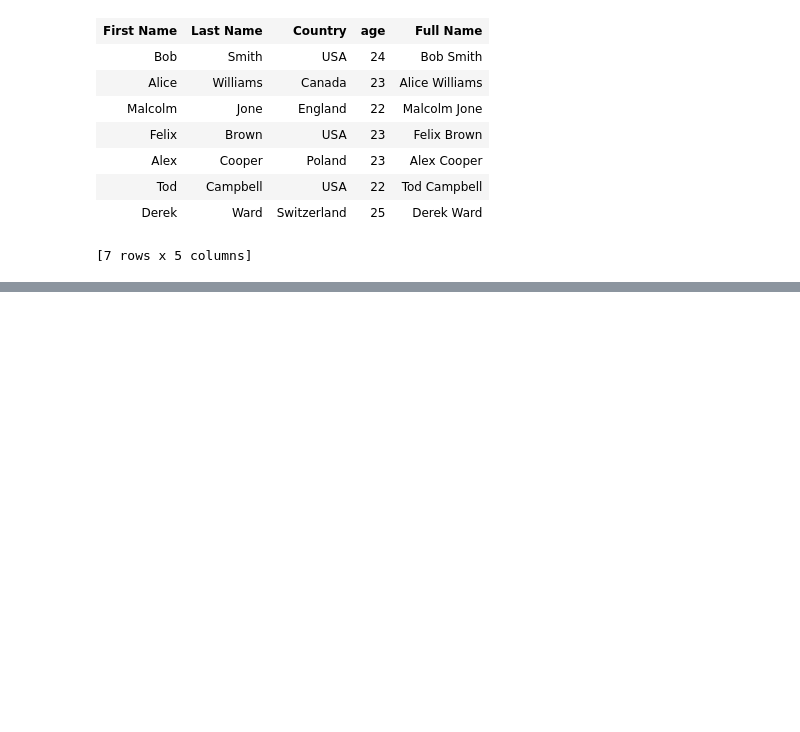
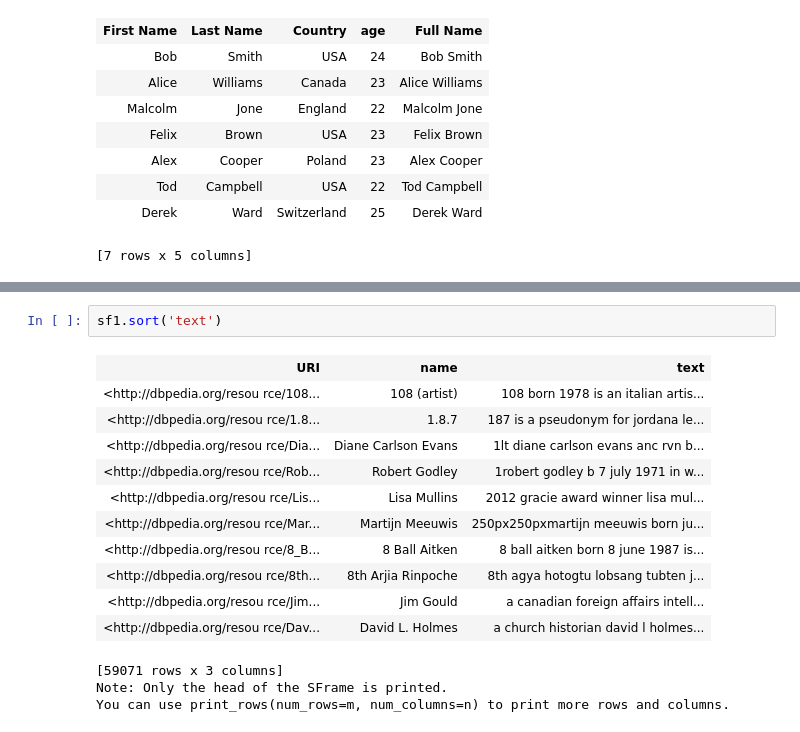
Before and after one commit to pradyutnathradhae/ml_coursera, a Jupyter notebook: Machine Learning Foundations A Case Study Approach/WEEK 1.ipynb, the cells around one changed output, grey strips where cells are left out. Saved outputs shown, nothing was run; the diff lists cells and outputs as text; blank space fills up the shorter version.

```diff
--- a/Machine Learning Foundations A Case Study Approach/WEEK 1.ipynb
+++ b/Machine Learning Foundations A Case Study Approach/WEEK 1.ipynb
@@ -135,0 +176,17 @@ sf #Updated SFrame
+# %%
+sf1.sort('text')
+# %% [output]
+| URI | name | text |
+| <http://dbpedia.org/resou rce/108... | 108 (artist) | 108 born 1978 is an italian artis... |
+| <http://dbpedia.org/resou rce/1.8... | 1.8.7 | 187 is a pseudonym for jordana le... |
+| <http://dbpedia.org/resou rce/Dia... | Diane Carlson Evans | 1lt diane carlson evans anc rvn b... |
+| <http://dbpedia.org/resou rce/Rob... | Robert Godley | 1robert godley b 7 july 1971 in w... |
+| <http://dbpedia.org/resou rce/Lis... | Lisa Mullins | 2012 gracie award winner lisa mul... |
+| <http://dbpedia.org/resou rce/Mar... | Martijn Meeuwis | 250px250pxmartijn meeuwis born ju... |
+| <http://dbpedia.org/resou rce/8_B... | 8 Ball Aitken | 8 ball aitken born 8 june 1987 is... |
+| <http://dbpedia.org/resou rce/8th... | 8th Arjia Rinpoche | 8th agya hotogtu lobsang tubten j... |
+| <http://dbpedia.org/resou rce/Jim... | Jim Gould | a canadian foreign affairs intell... |
+| <http://dbpedia.org/resou rce/Dav... | David L. Holmes | a church historian david l holmes... |
+[59071 rows x 3 columns]
+Note: Only the head of the SFrame is printed.
+You can use print_rows(num_rows=m, num_columns=n) to print more rows and columns.
```
Also changed, not shown: parts of 5 cells of this notebook, 5 other files.
